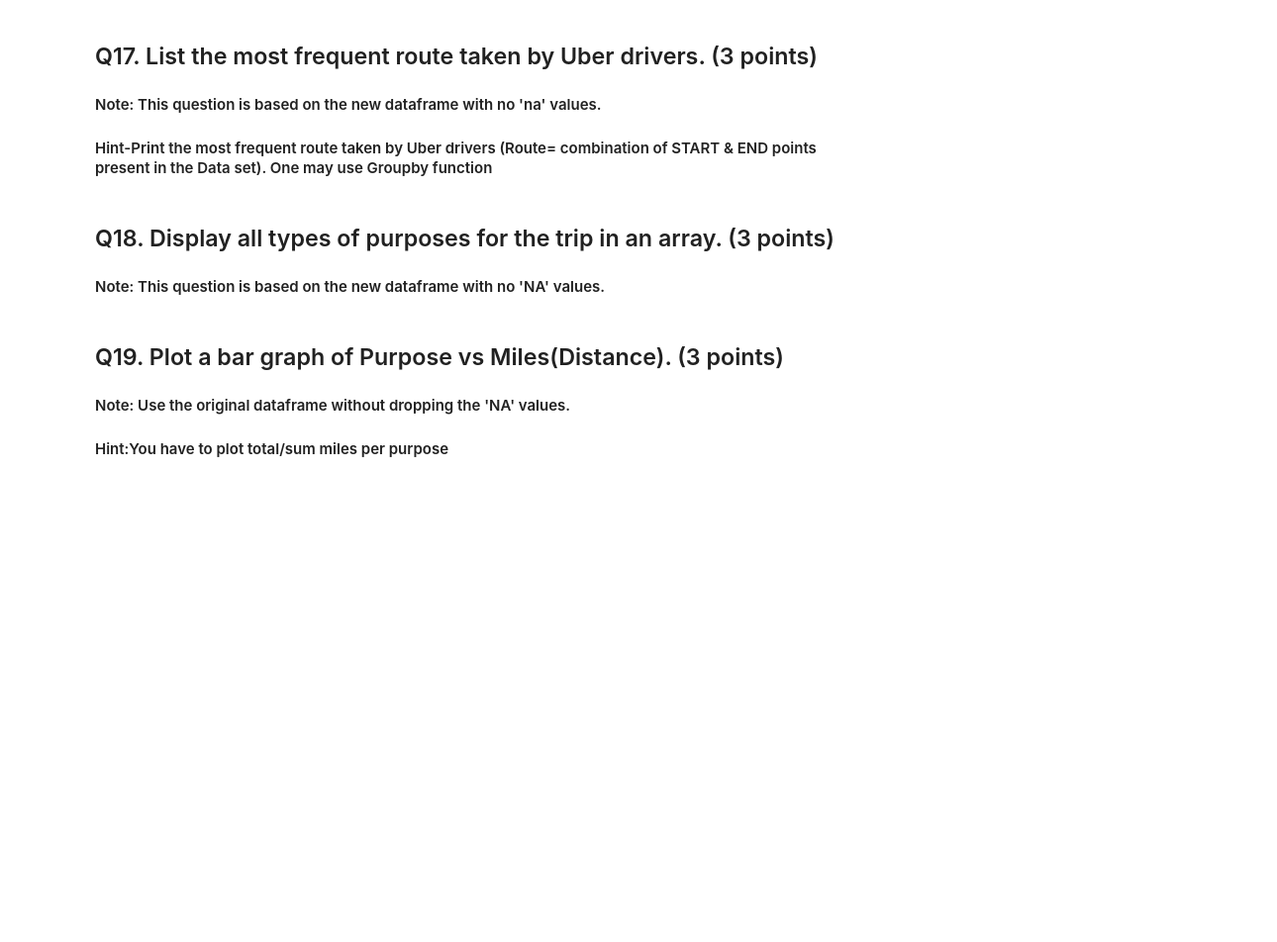
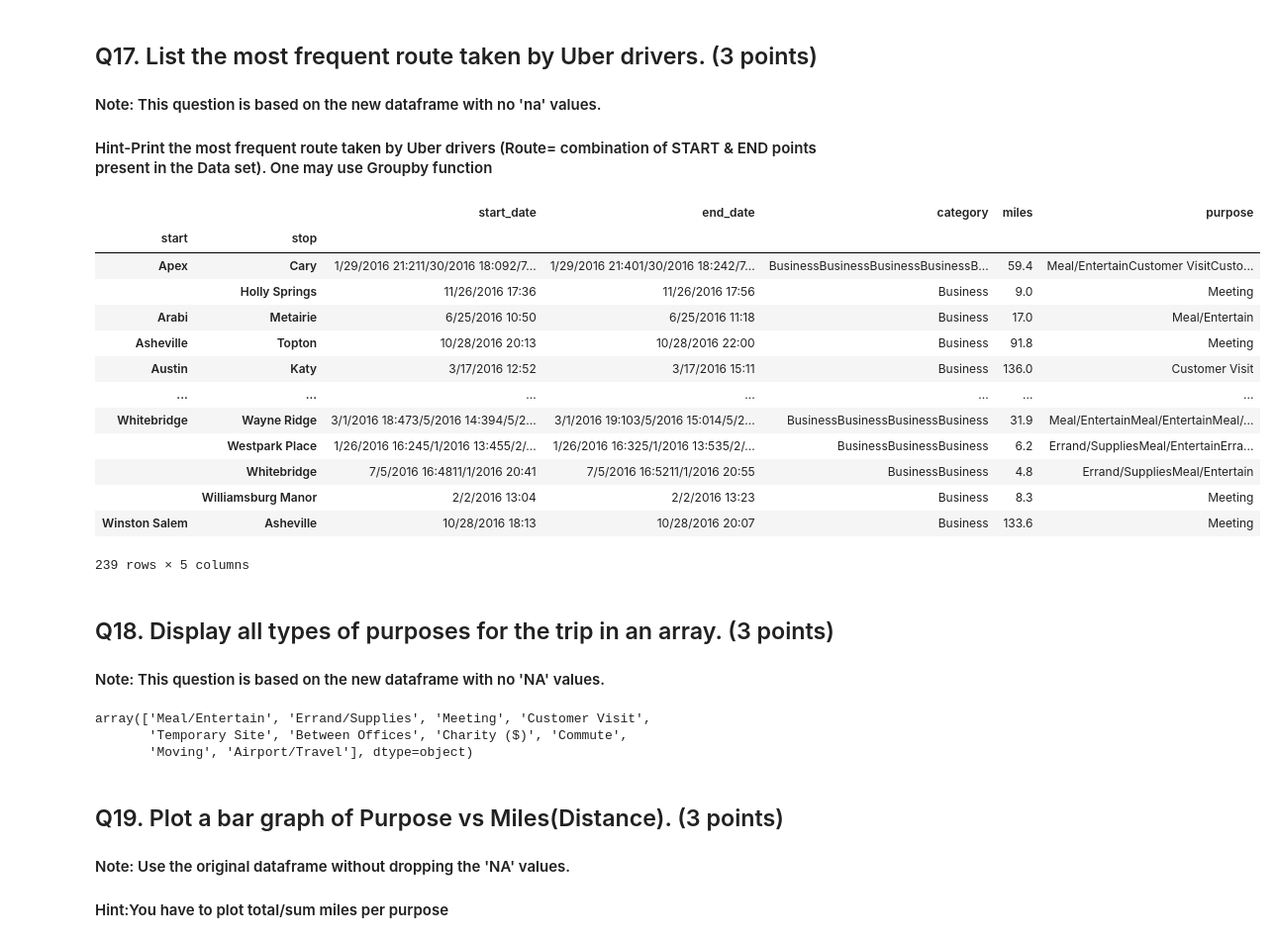
Before and after one commit to shubhanalytics/PGPDSBA-Projects, a Jupyter notebook: Proj.01 - Python for Data Analysis/Uber Drive.ipynb, the cells around one changed output. Shown at 99% size. Cells and saved outputs as stored; diff of their text form; code cells hidden in the pictures; blank space fills up the shorter version.

```diff
--- a/Proj.01 - Python for Data Analysis/Uber Drive.ipynb
+++ b/Proj.01 - Python for Data Analysis/Uber Drive.ipynb
@@ -192,17 +388,37 @@ print('See the below data to verify:\n\n', uber_drives_4['STOP*'].value_counts()
 #### Note: This question is based on the new dataframe with no 'na' values.
 #### Hint-Print the most frequent route taken by Uber drivers (Route= combination of START & END points present in the Data set). One may use Groupby function
 # %%
-F_route = df.groupby(['START*', 'STOP*']).sum()
-print(F_route)
+F_route = df.groupby(['start', 'stop']).sum()
+
+F_route
+# %% [output]
+|  |  | start_date | end_date | category | miles | purpose |
+| start | stop |  |  |  |  |  |
+| Apex | Cary | 1/29/2016 21:211/30/2016 18:092/7... | 1/29/2016 21:401/30/2016 18:242/7... | BusinessBusinessBusinessBusinessB... | 59.4 | Meal/EntertainCustomer VisitCusto... |
+|  | Holly Springs | 11/26/2016 17:36 | 11/26/2016 17:56 | Business | 9.0 | Meeting |
+| Arabi | Metairie | 6/25/2016 10:50 | 6/25/2016 11:18 | Business | 17.0 | Meal/Entertain |
+| Asheville | Topton | 10/28/2016 20:13 | 10/28/2016 22:00 | Business | 91.8 | Meeting |
+| Austin | Katy | 3/17/2016 12:52 | 3/17/2016 15:11 | Business | 136.0 | Customer Visit |
+| ... | ... | ... | ... | ... | ... | ... |
+| Whitebridge | Wayne Ridge | 3/1/2016 18:473/5/2016 14:394/5/2... | 3/1/2016 19:103/5/2016 15:014/5/2... | BusinessBusinessBusinessBusiness | 31.9 | Meal/EntertainMeal/EntertainMeal/... |
+|  | Westpark Place | 1/26/2016 16:245/1/2016 13:455/2/... | 1/26/2016 16:325/1/2016 13:535/2/... | BusinessBusinessBusiness | 6.2 | Errand/SuppliesMeal/EntertainErra... |
+|  | Whitebridge | 7/5/2016 16:4811/1/2016 20:41 | 7/5/2016 16:5211/1/2016 20:55 | BusinessBusiness | 4.8 | Errand/SuppliesMeal/Entertain |
+|  | Williamsburg Manor | 2/2/2016 13:04 | 2/2/2016 13:23 | Business | 8.3 | Meeting |
+| Winston Salem | Asheville | 10/28/2016 18:13 | 10/28/2016 20:07 | Business | 133.6 | Meeting |
+239 rows × 5 columns
 # %% [markdown]
 ## Q18. Display all types of purposes for the trip in an array. (3 points)
 #### Note: This question is based on the new dataframe with no 'NA' values.
 # %%
 #displaying all types of purposes for the trip in an array from the dataframe 'df' with no 'NA' values
 
-ptype = df['PURPOSE*'].unique()
+ptype = df['purpose'].unique()
 
 np.array(ptype)
+# %% [output]
+array(['Meal/Entertain', 'Errand/Supplies', 'Meeting', 'Customer Visit',
+       'Temporary Site', 'Between Offices', 'Charity ($)', 'Commute',
+       'Moving', 'Airport/Travel'], dtype=object)
 # %% [markdown]
 ## Q19. Plot a bar graph of Purpose vs Miles(Distance). (3 points)
 #### Note: Use the original dataframe without dropping the 'NA' values.
```
Also changed, not shown: parts of 29 cells of this notebook, 2 other files.
